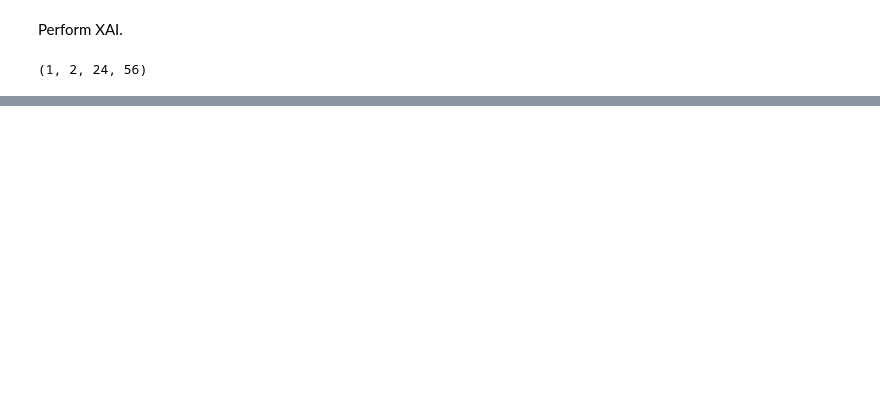
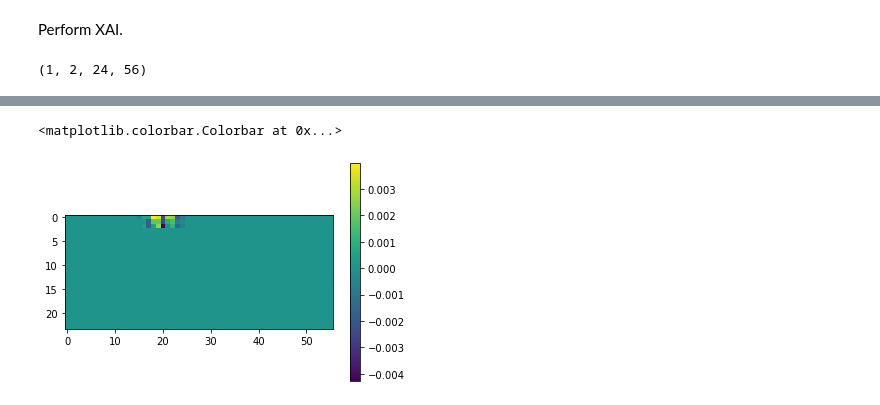
Before and after one commit to geek-yang/METxai, a Jupyter notebook: notebooks/xai_captum.ipynb, the cells around one changed output, grey strips where cells are left out. Cells and saved outputs as stored; diff of their text form; code cells hidden in the pictures; blank space fills up the shorter version.

```diff
--- a/notebooks/xai_captum.ipynb
+++ b/notebooks/xai_captum.ipynb
@@ -197,0 +209,7 @@ plt.colorbar()
+# %%
+# contribution from OHC field
+plt.imshow(results[0,1,:,:])
+plt.colorbar()
+# %% [output]
+<matplotlib.colorbar.Colorbar at 0x...>
+[figure, added]
```
Also changed, not shown: parts of 14 cells of this notebook.
